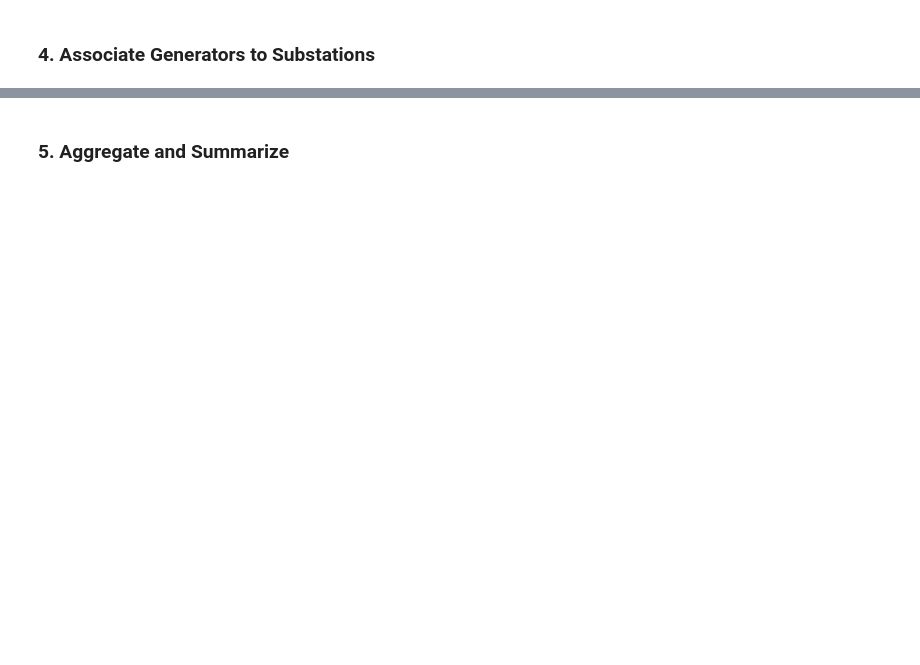
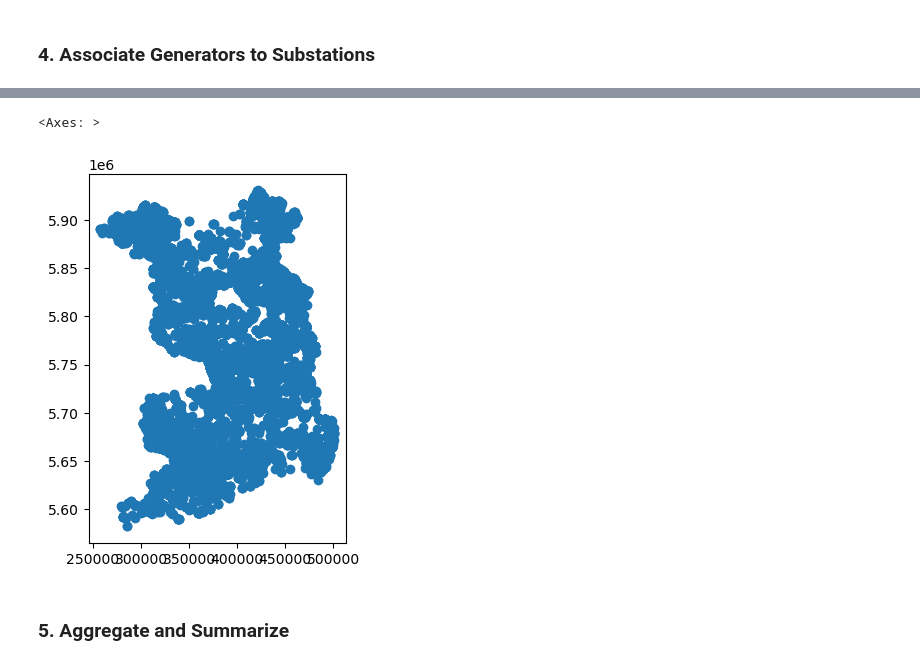
Before and after one commit to nicolas-froehlich/dvlp-case-study, a Jupyter notebook: case-study.ipynb, the cells around one changed output, grey strips where cells are left out. Drawn from its saved outputs; the diff is of its cells as text; code cells hidden in the pictures; blank space fills up the shorter version.

```diff
--- a/case-study.ipynb
+++ b/case-study.ipynb
@@ -147,2 +167,6 @@ Datum: World Geodetic System 1984 ensemble
 # %% [markdown]
 ### 4. Associate Generators to Substations
+# %%
+# set substations and generators to same crs, fitting Germany EPSG:25833)
+substations_transmission = substations_transmission.to_crs("EPSG:25833")
+power_stations = power_stations.to_crs(substations_transmission.crs)
@@ -149,2 +278,8 @@ Datum: World Geodetic System 1984 ensemble
+# %%
+power_stations["centroid"] = power_stations.geometry.centroid
+power_stations.centroid.plot()
+# %% [output]
+<Axes: >
+[figure, added]
 # %% [markdown]
 ### 5. Aggregate and Summarize
```
Also changed, not shown: parts of 20 cells of this notebook.
